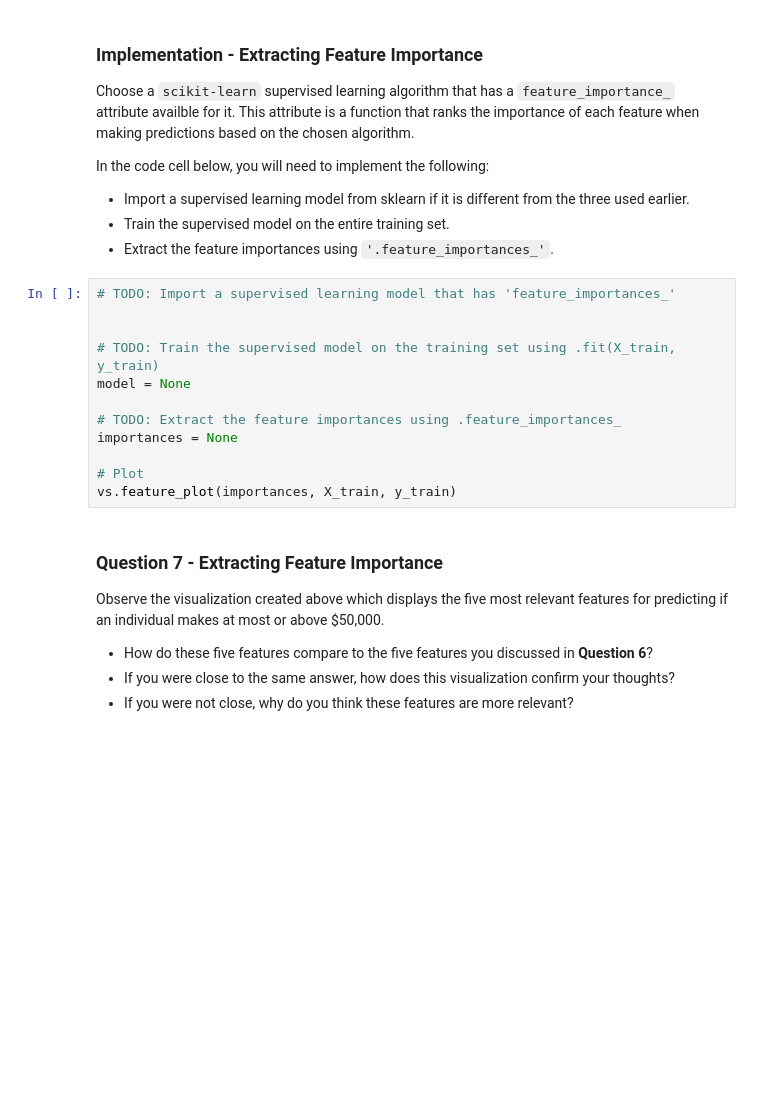
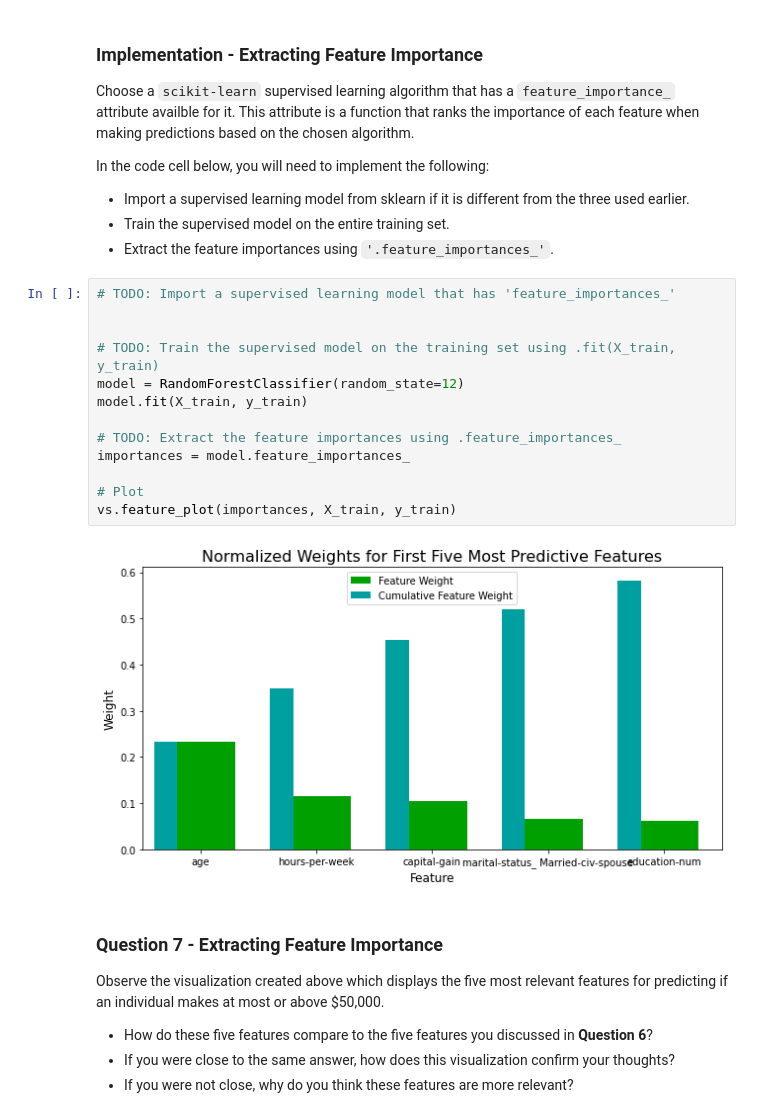
Before and after one commit to fschirrm/cd0025-supervised-learning, a Jupyter notebook: finding_donors/finding_donors.ipynb, the cells around one changed output. Cells and saved outputs as stored; diff of their text form; blank space fills up the shorter version.

```diff
--- a/finding_donors/finding_donors.ipynb
+++ b/finding_donors/finding_donors.ipynb
@@ -503,15 +553,18 @@ In the code cell below, you will need to implement the following:
 # %%
 # TODO: Import a supervised learning model that has 'feature_importances_'
 
 
 # TODO: Train the supervised model on the training set using .fit(X_train, y_train)
-model = None
+model = RandomForestClassifier(random_state=12)
+model.fit(X_train, y_train)
 
 # TODO: Extract the feature importances using .feature_importances_
-importances = None
+importances = model.feature_importances_
 
 # Plot
 vs.feature_plot(importances, X_train, y_train)
+# %% [output]
+[figure, added]
 # %% [markdown]
 ### Question 7 - Extracting Feature Importance
 
```
Also changed, not shown: parts of 13 cells of this notebook, 1 other file.
